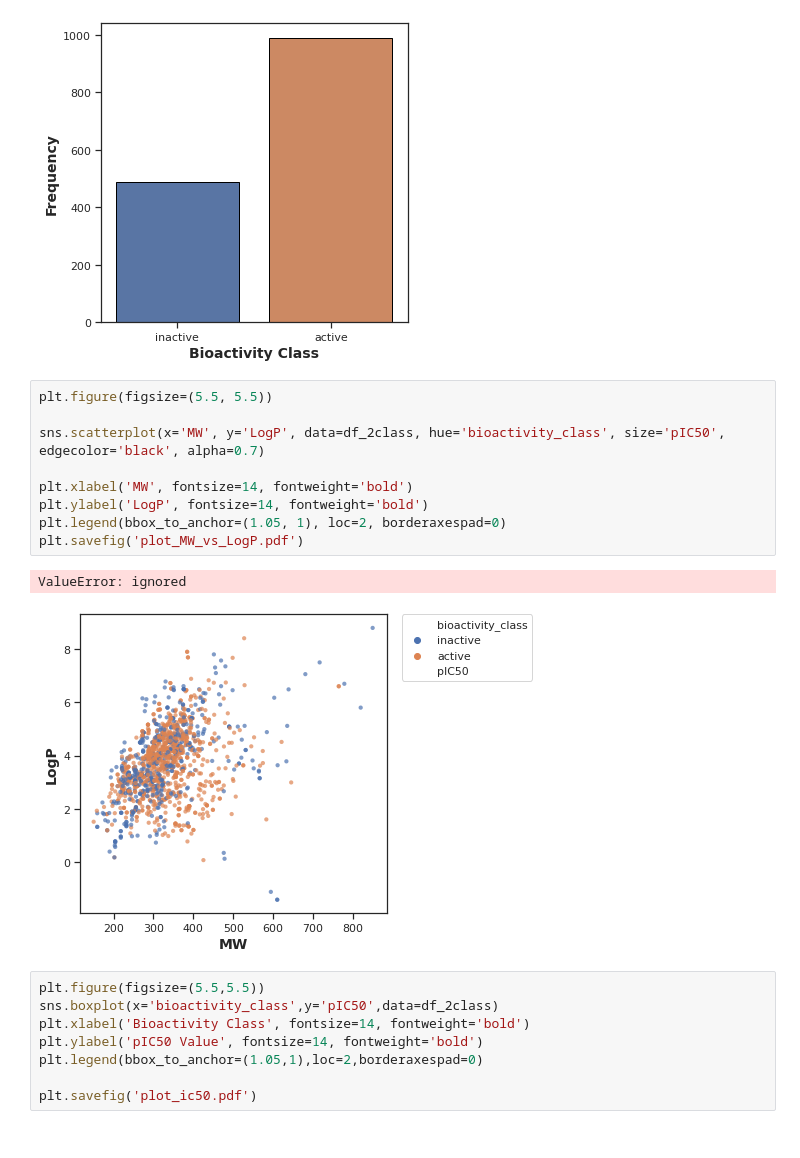
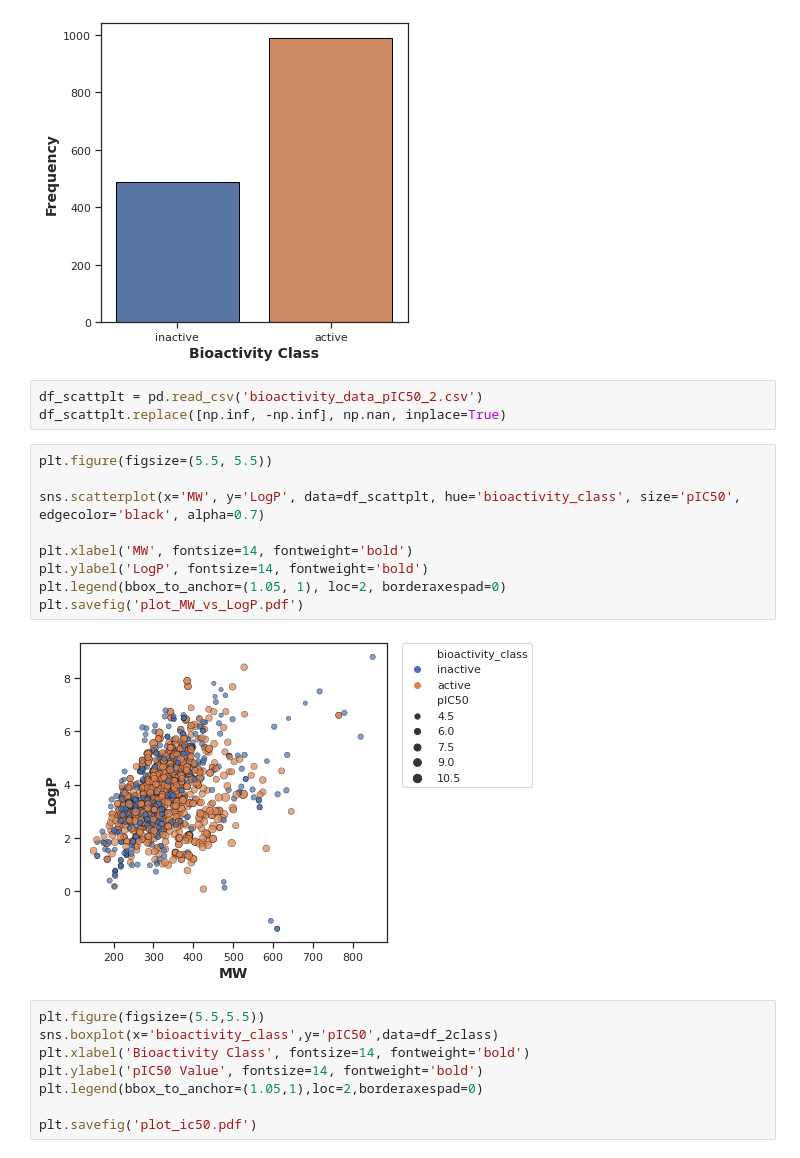
Before and after one commit to bengy124/Drug-Discovery-ML, a Jupyter notebook: BioINF_Project.ipynb, the cells around one changed output. Saved outputs shown, nothing was run; the diff lists cells and outputs as text.

```diff
--- a/BioINF_Project.ipynb
+++ b/BioINF_Project.ipynb
@@ -457,18 +458,20 @@ plt.ylabel('Frequency', fontsize=14, fontweight='bold')
 plt.savefig('plot_bioactivity_class.pdf')
 # %% [output]
 [figure]
+# %%
+df_scattplt = pd.read_csv('bioactivity_data_pIC50_2.csv')
+df_scattplt.replace([np.inf, -np.inf], np.nan, inplace=True)
 # %%
 plt.figure(figsize=(5.5, 5.5))
 
-sns.scatterplot(x='MW', y='LogP', data=df_2class, hue='bioactivity_class', size='pIC50', edgecolor='black', alpha=0.7)
+sns.scatterplot(x='MW', y='LogP', data=df_scattplt, hue='bioactivity_class', size='pIC50', edgecolor='black', alpha=0.7)
 
 plt.xlabel('MW', fontsize=14, fontweight='bold')
 plt.ylabel('LogP', fontsize=14, fontweight='bold')
 plt.legend(bbox_to_anchor=(1.05, 1), loc=2, borderaxespad=0)
 plt.savefig('plot_MW_vs_LogP.pdf')
 # %% [output]
-ValueError: ignored
-[figure, old version]
+[figure, new version]
 # %%
 plt.figure(figsize=(5.5,5.5))
 sns.boxplot(x='bioactivity_class',y='pIC50',data=df_2class)
```
Also changed, not shown: parts of 10 cells of this notebook.
